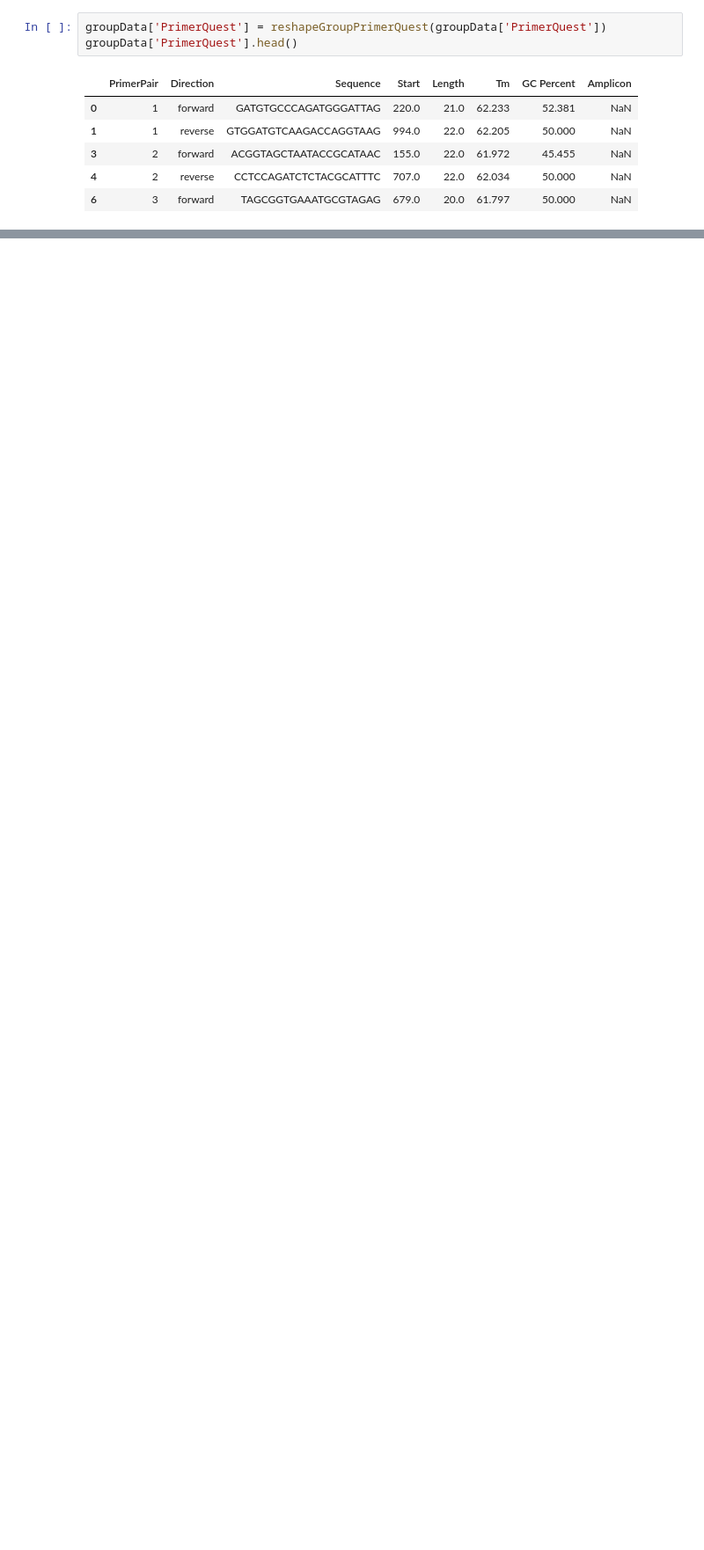
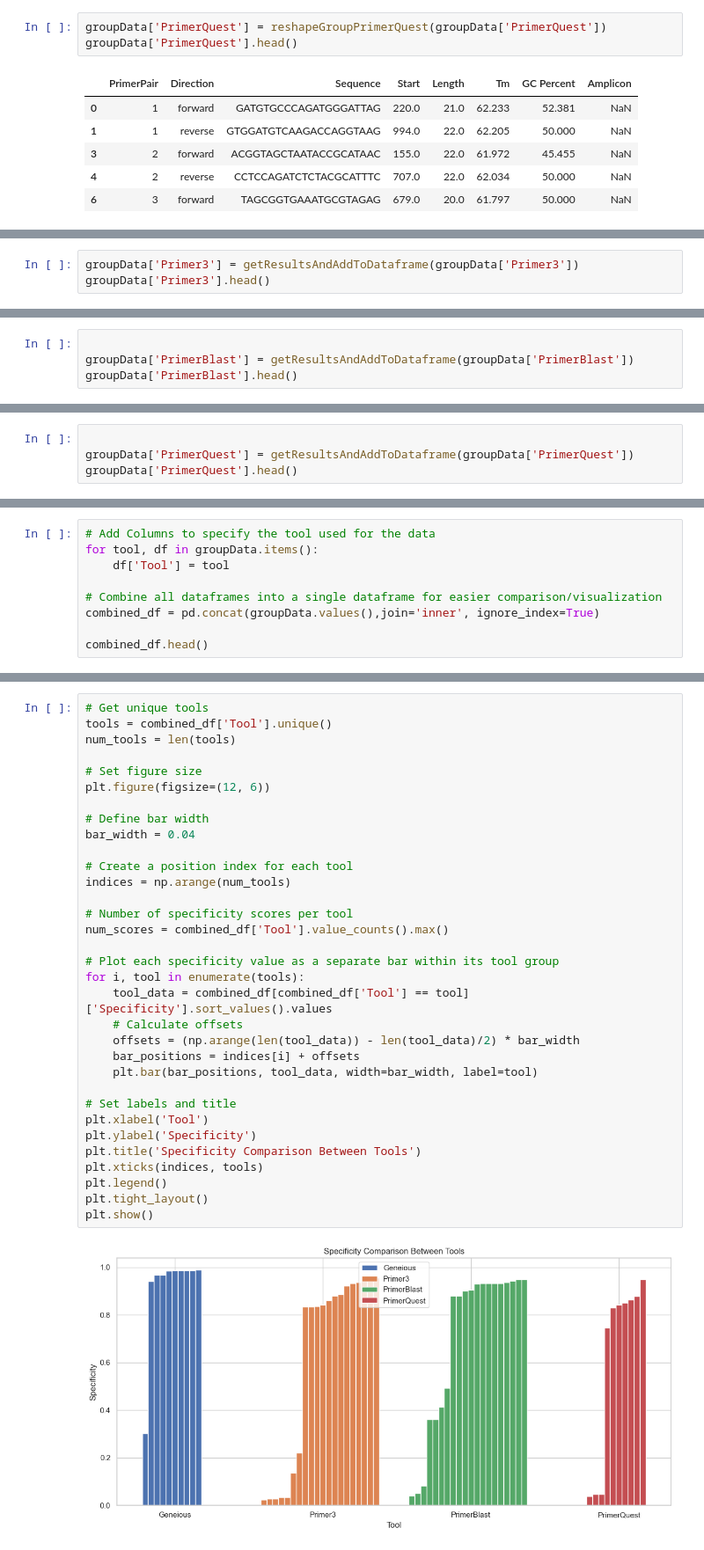
Before and after one commit to Zephyr709/3550-Bioinformatics, a Jupyter notebook: project/primerAnalysis.ipynb, the cells around one changed output, grey strips where cells are left out. Shown at 88% size. Cells and saved outputs as stored; diff of their text form; blank space fills up the shorter version.

```diff
--- a/project/primerAnalysis.ipynb
+++ b/project/primerAnalysis.ipynb
@@ -387,0 +916,3 @@ groupData['PrimerQuest'].head()
+# %%
+groupData['Primer3'] = getResultsAndAddToDataframe(groupData['Primer3'])
+groupData['Primer3'].head()
@@ -387,0 +943,4 @@ groupData['PrimerQuest'].head()
+# %%
+
+groupData['PrimerBlast'] = getResultsAndAddToDataframe(groupData['PrimerBlast'])
+groupData['PrimerBlast'].head()
@@ -387,0 +971,4 @@ groupData['PrimerQuest'].head()
+# %%
+
+groupData['PrimerQuest'] = getResultsAndAddToDataframe(groupData['PrimerQuest'])
+groupData['PrimerQuest'].head()
@@ -387,0 +1001,9 @@ groupData['PrimerQuest'].head()
+# %%
+# Add Columns to specify the tool used for the data
+for tool, df in groupData.items():
+    df['Tool'] = tool
+
+# Combine all dataframes into a single dataframe for easier comparison/visualization
+combined_df = pd.concat(groupData.values(),join='inner', ignore_index=True)
+
+combined_df.head()
@@ -387,0 +1020,35 @@ groupData['PrimerQuest'].head()
+# %%
+# Get unique tools
+tools = combined_df['Tool'].unique()
+num_tools = len(tools)
+
+# Set figure size
+plt.figure(figsize=(12, 6))
+
+# Define bar width
+bar_width = 0.04
+
+# Create a position index for each tool
+indices = np.arange(num_tools)
+
+# Number of specificity scores per tool
+num_scores = combined_df['Tool'].value_counts().max()
+
+# Plot each specificity value as a separate bar within its tool group
+for i, tool in enumerate(tools):
+    tool_data = combined_df[combined_df['Tool'] == tool]['Specificity'].sort_values().values
+    # Calculate offsets
+    offsets = (np.arange(len(tool_data)) - len(tool_data)/2) * bar_width
+    bar_positions = indices[i] + offsets
+    plt.bar(bar_positions, tool_data, width=bar_width, label=tool)
+
+# Set labels and title
+plt.xlabel('Tool')
+plt.ylabel('Specificity')
+plt.title('Specificity Comparison Between Tools')
+plt.xticks(indices, tools)
+plt.legend()
+plt.tight_layout()
+plt.show()
+# %% [output]
+[figure, added]
```
Also changed, not shown: parts of 42 cells of this notebook.
